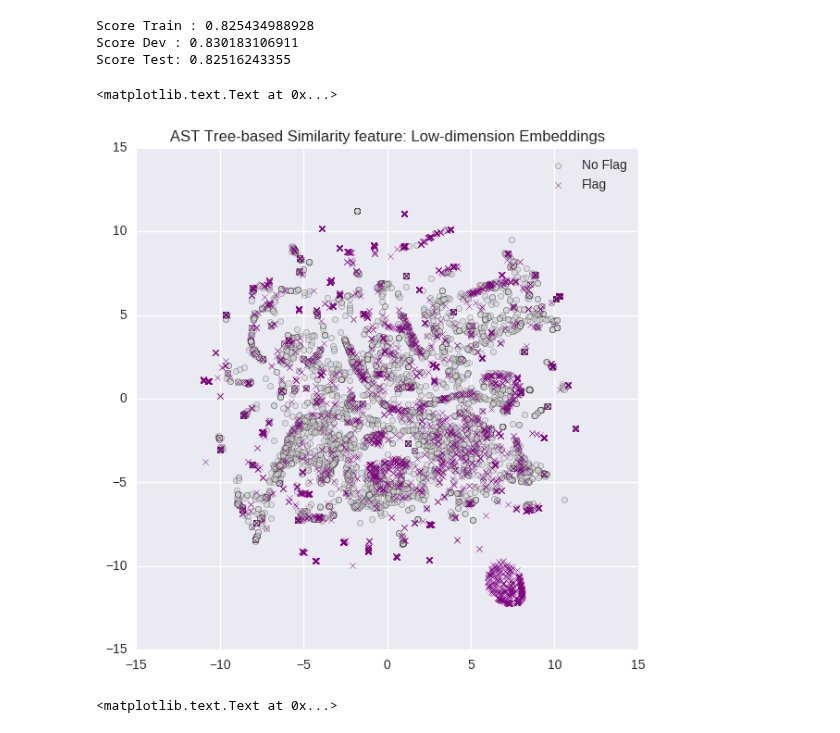
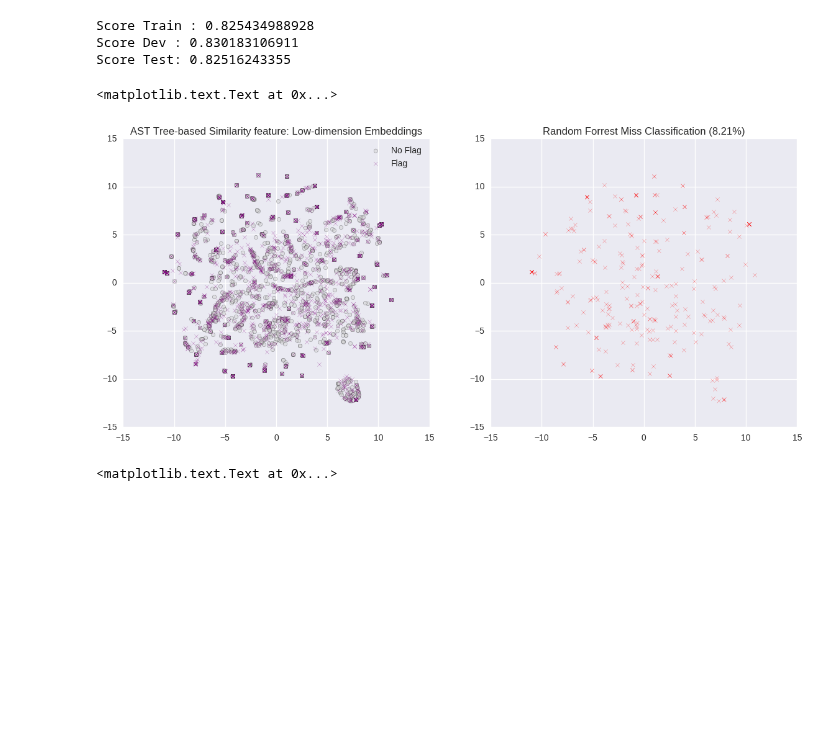
Before and after one commit to yiransheng/content-aware-ad-blocker, a Jupyter notebook: yiran-notebook/TreeSimSVM.ipynb, the cells around one changed output. Drawn from its saved outputs; the diff is of its cells as text; code cells hidden in the pictures; blank space fills up the shorter version.

```diff
--- a/yiran-notebook/TreeSimSVM.ipynb
+++ b/yiran-notebook/TreeSimSVM.ipynb
@@ -312,13 +316,18 @@ no_flag, = np.where(Y!=1.0)
 # %%
-fig, ax = plt.subplots(figsize=(7,7))
+fig, ((ax1, ax2)) = plt.subplots(nrows=1, ncols=2, figsize=(14, 6))
 
-ax.scatter(*X2d_dist[no_flag].T, c='lightgrey', marker='o', label='No Flag', alpha=0.5)
-ax.scatter(*X2d_dist[flag].T, c='purple', marker='x', label='Flag', alpha=1.0)
-ax.legend(loc='upper right')
-ax.set_title("AST Tree-based Similarity feature: Low-dimension Embeddings")
+ax1.scatter(*X2d_dist[no_flag].T, c='lightgrey', marker='o', label='No Flag', alpha=0.5)
+ax1.scatter(*X2d_dist[flag].T, c='purple', marker='x', label='Flag', alpha=0.5)
+ax1.legend(loc='upper right')
+ax1.set_title("AST Tree-based Similarity feature: Low-dimension Embeddings")
+
+# ax2.scatter(*X2d_dist[p_no_flag].T, c='lightgrey', marker='o', label='No Flag', alpha=0.5)
+ax2.scatter(*X2d_dist[where_flag].T, c='red', marker='x', label='Flag', alpha=0.5)
+# ax2.legend(loc='upper right')
+ax2.set_title("Random Forrest Miss Classification ({0:.2f}%)".format( len(where_flag) * 1.0 / len(itest) * 100 ))
 # %% [output]
 <matplotlib.text.Text at 0x...>
-[figure, old version]
+[figure, new version]
 # %%
 fig, ((ax1, ax2)) = plt.subplots(nrows=1, ncols=2, figsize=(14, 6))
 # ax1.scatter(*X2d[no_flag].T, c='lightgrey', marker='o', label='No Flag', alpha=0.5)
```
Also changed, not shown: parts of 3 cells of this notebook.
